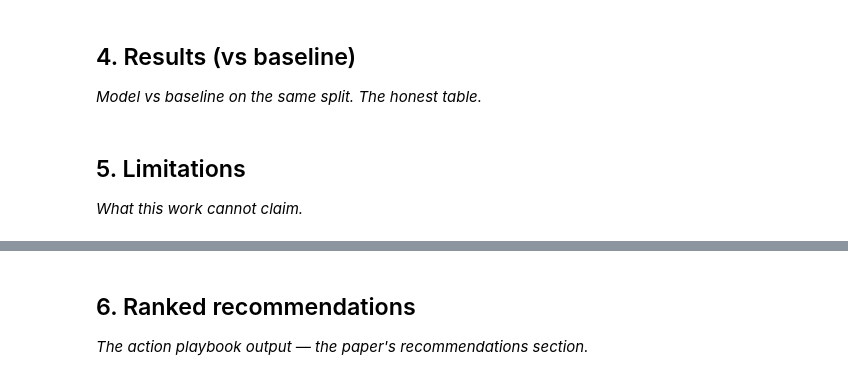
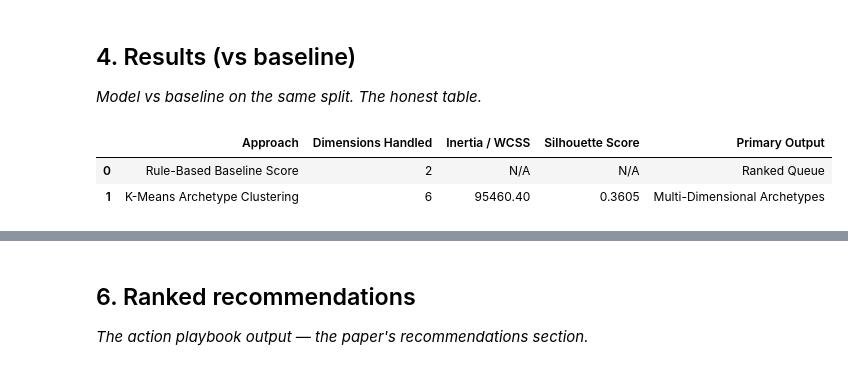
Before and after one commit to kafkaesque-08/flyrank-assignments, a Jupyter notebook: work/notebooks/capstone.ipynb, the cells around one changed output, grey strips where cells are left out. Saved outputs shown, nothing was run; the diff lists cells and outputs as text; code cells hidden in the pictures.

```diff
--- a/work/notebooks/capstone.ipynb
+++ b/work/notebooks/capstone.ipynb
@@ -22,7 +28,58 @@ This skeleton is yours to fill. Work the sections **in order** — each one has
 ## 4. Results (vs baseline)
 
 *Model vs baseline on the same split. The honest table.*
-# %% [markdown]
-## 5. Limitations
-
-*What this work cannot claim.*
+# %%
+import os
+import numpy as np
+import pandas as pd
+from sklearn.cluster import KMeans
+from sklearn.metrics import silhouette_score
+from sklearn.preprocessing import StandardScaler
+
+# 1. Load Data
+data_path = "../../data/raw/content_refresh_anonymized.csv"
+if not os.path.exists(data_path):
+    data_path = "flyrank-assignments/data/raw/content_refresh_anonymized.csv"
+
+df = pd.read_csv(data_path)
+
+# 2. Extract Features & Scale
+feature_cols = [
+    "impressions_90d",
+    "clicks_90d",
+    "engagement_rate",
+    "scroll_rate",
+    "content_age_days",
+    "word_count",
+]
+X = df[feature_cols].fillna(0)
+scaler = StandardScaler()
+X_scaled = scaler.fit_transform(X)
+
+# 3. Model Fit (K-Means)
+kmeans = KMeans(n_clusters=4, random_state=42, n_init=10)
+df["cluster"] = kmeans.fit_predict(X_scaled)
+
+# 4. Calculate Baseline Score
+df["baseline_score"] = (
+    df["impressions_90d"] / (df["engagement_rate"] + 0.01)
+) * np.log1p(df["content_age_days"])
+
+# 5. Performance Comparison Table
+sil_score = silhouette_score(X_scaled[:5000], df["cluster"][:5000])
+
+metrics_df = pd.DataFrame(
+    {
+        "Approach": ["Rule-Based Baseline Score", "K-Means Archetype Clustering"],
+        "Dimensions Handled": [2, len(feature_cols)],
+        "Inertia / WCSS": ["N/A", f"{kmeans.inertia_:.2f}"],
+        "Silhouette Score": ["N/A", f"{sil_score:.4f}"],
+        "Primary Output": ["Ranked Queue", "Multi-Dimensional Archetypes"],
+    }
+)
+
+metrics_df
+# %% [output]
+|  | Approach | Dimensions Handled | Inertia / WCSS | Silhouette Score | Primary Output |
+| 0 | Rule-Based Baseline Score | 2 | N/A | N/A | Ranked Queue |
+| 1 | K-Means Archetype Clustering | 6 | 95460.40 | 0.3605 | Multi-Dimensional Archetypes |
```
Also changed, not shown: parts of 10 cells of this notebook.
